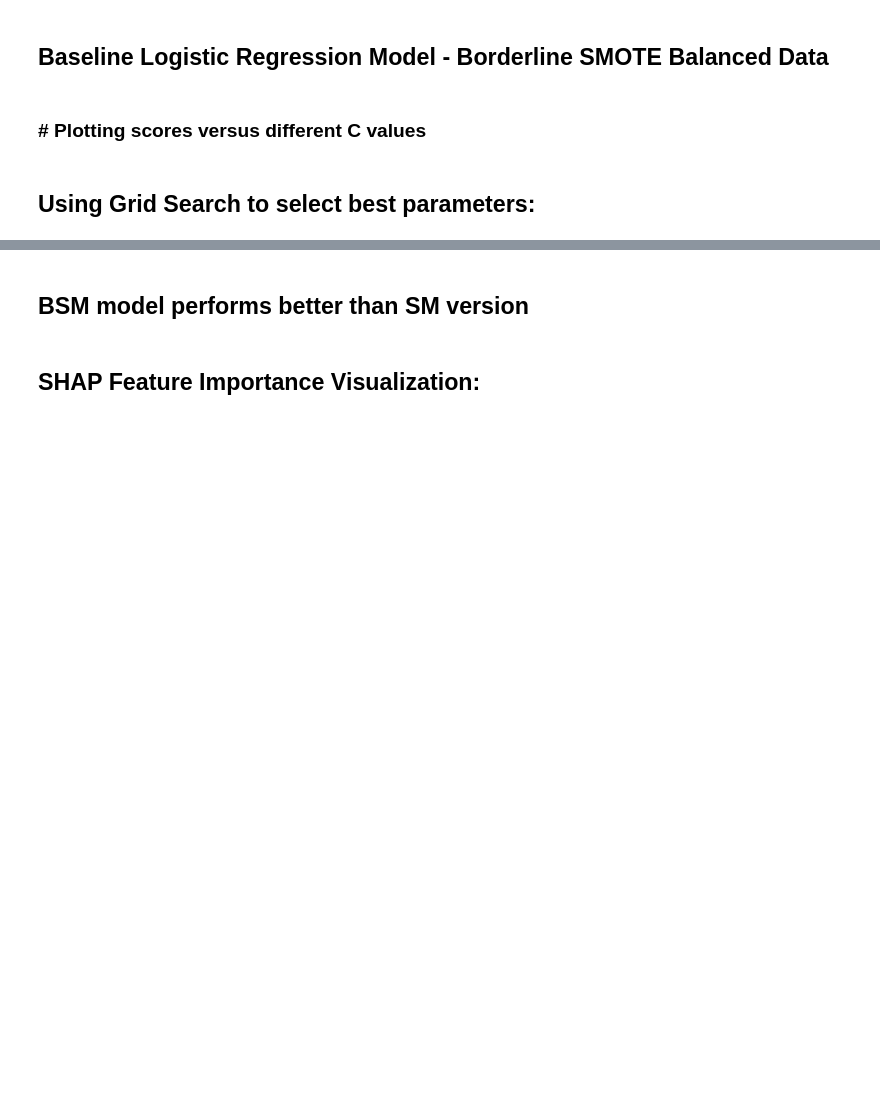
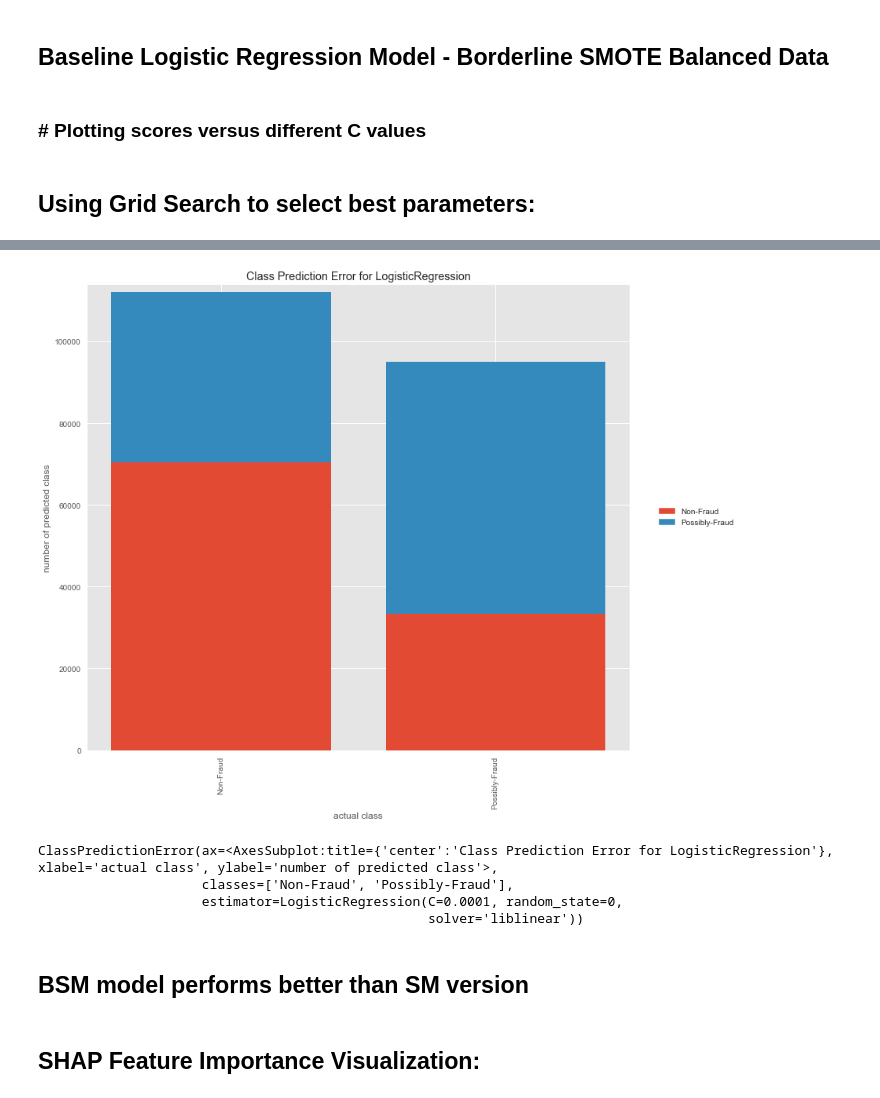
Before and after one commit to suhitasva/Capstone_Project, a Jupyter notebook: LGR_models.ipynb, the cells around one changed output, grey strips where cells are left out. Saved outputs shown, nothing was run; the diff lists cells and outputs as text; code cells hidden in the pictures; blank space fills up the shorter version.

```diff
--- a/LGR_models.ipynb
+++ b/LGR_models.ipynb
@@ -509,13 +585,19 @@ viz = precision_recall_curve(final_lgr, trainX_BSM, trainY_BSM, testX_BSM, testY
 # %%
 # Visualizing prediction error
 
 from yellowbrick.classifier import class_prediction_error
 
-plt.figure(figsize = (8,8))
+plt.figure(figsize = (14,10))
 class_prediction_error(
     final_lgr,
     trainX_BSM, trainY_BSM, testX_BSM, testY_BSM,
     classes=['Non-Fraud', 'Possibly-Fraud'])
+# %% [output]
+[figure, added]
+ClassPredictionError(ax=<AxesSubplot:title={'center':'Class Prediction Error for LogisticRegression'}, xlabel='actual class', ylabel='number of predicted class'>,
+                     classes=['Non-Fraud', 'Possibly-Fraud'],
+                     estimator=LogisticRegression(C=0.0001, random_state=0,
+                                                  solver='liblinear'))
 # %% [markdown]
 ## BSM model performs better than SM version
 # %% [markdown]
```
Also changed, not shown: parts of 33 cells of this notebook.
